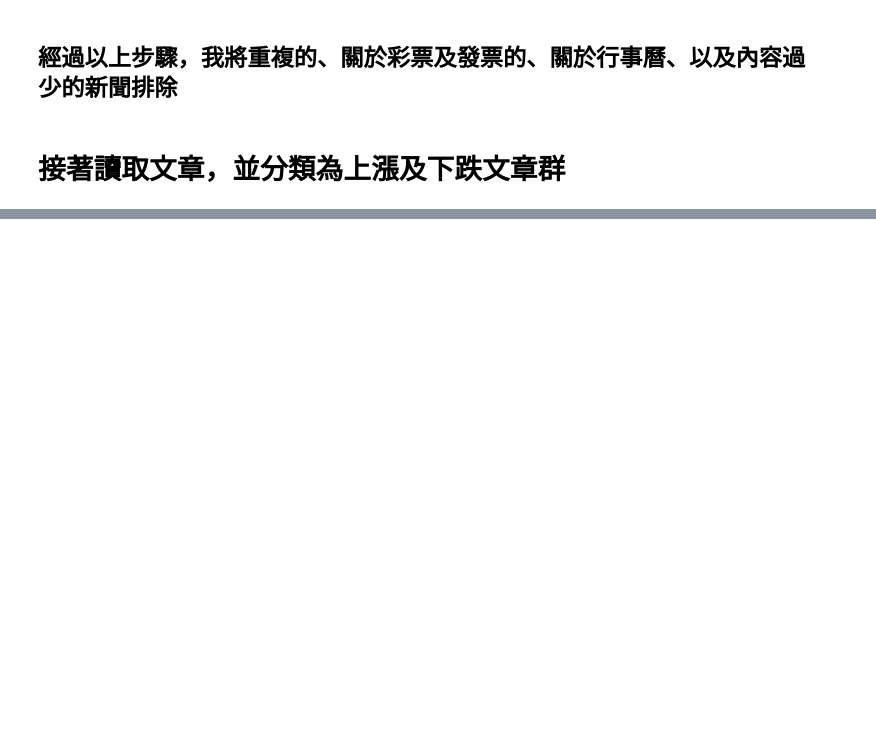
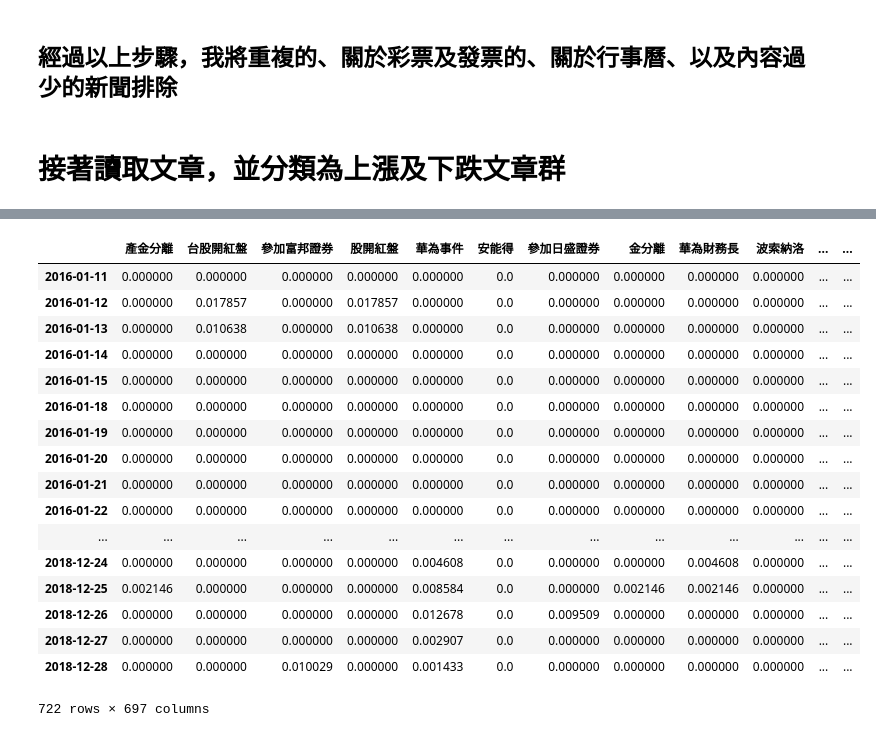
Before and after one commit to GISH123/Python-Project-Stock-Price-Prediction, a Jupyter notebook: mid project/News.ipynb, the cells around one changed output, grey strips where cells are left out. Drawn from its saved outputs; the diff is of its cells as text; code cells hidden in the pictures; blank space fills up the shorter version.

```diff
--- a/mid project/News.ipynb
+++ b/mid project/News.ipynb
@@ -369,0 +413,3 @@ df1.to_csv('news_UandD.csv', encoding = 'big5')
+# %%
+keyword_list = df['word'].tolist()
+keyword_list
@@ -369,0 +436,19 @@ df1.to_csv('news_UandD.csv', encoding = 'big5')
+# %%
+target = dict()
+import csv
+from datetime import datetime
+from datetime import timedelta
+
+file_market = open('market_ready.csv', 'r')
+reader_market = csv.DictReader(file_market)
+market_date_list = []
+
+
+for a_row in reader_market:
+    date = datetime.strptime( a_row['date'], "%Y-%m-%d").date()
+    two_day_returns = float(a_row[u'2日報酬'])
+    market_date_list.append(date)
+    if two_day_returns <= 0 :
+        target[date] = 0
+    elif two_day_returns > 0 :
+        target[date] = 1
@@ -369,0 +488,3 @@ df1.to_csv('news_UandD.csv', encoding = 'big5')
+# %%
+for article, dates in zip(  news_content_plus_title.values(), news_content_plus_title.keys()   ):
+    print(dates, len(article), number_of_document[dates])
@@ -369,0 +509,31 @@ df1.to_csv('news_UandD.csv', encoding = 'big5')
+# %%
+vector_dict = dict()
+for article, dates in zip(  news_content_plus_title.values(), news_content_plus_title.keys()   ):
+    vector_list = []
+    for key_word in keyword_list:
+        vector_list.append( article.count(key_word) / number_of_document[dates])
+    #標示target類別
+    vector_list.append( target[dates] )
+    vector_dict[dates] = vector_list
+# %%
+df_news = pd.DataFrame.from_dict(vector_dict, 'index', columns = keyword_list +[u'預測類別'])
+df_news
+# %% [output]
+|  | 產金分離 | 台股開紅盤 | 參加富邦證券 | 股開紅盤 | 華為事件 | 安能得 | 參加日盛證券 | 金分離 | 華為財務長 | 波索納洛 | ... | ... |
+| 2016-01-11 | 0.000000 | 0.000000 | 0.000000 | 0.000000 | 0.000000 | 0.0 | 0.000000 | 0.000000 | 0.000000 | 0.000000 | ... | ... |
+| 2016-01-12 | 0.000000 | 0.017857 | 0.000000 | 0.017857 | 0.000000 | 0.0 | 0.000000 | 0.000000 | 0.000000 | 0.000000 | ... | ... |
+| 2016-01-13 | 0.000000 | 0.010638 | 0.000000 | 0.010638 | 0.000000 | 0.0 | 0.000000 | 0.000000 | 0.000000 | 0.000000 | ... | ... |
+| 2016-01-14 | 0.000000 | 0.000000 | 0.000000 | 0.000000 | 0.000000 | 0.0 | 0.000000 | 0.000000 | 0.000000 | 0.000000 | ... | ... |
+| 2016-01-15 | 0.000000 | 0.000000 | 0.000000 | 0.000000 | 0.000000 | 0.0 | 0.000000 | 0.000000 | 0.000000 | 0.000000 | ... | ... |
+| 2016-01-18 | 0.000000 | 0.000000 | 0.000000 | 0.000000 | 0.000000 | 0.0 | 0.000000 | 0.000000 | 0.000000 | 0.000000 | ... | ... |
+| 2016-01-19 | 0.000000 | 0.000000 | 0.000000 | 0.000000 | 0.000000 | 0.0 | 0.000000 | 0.000000 | 0.000000 | 0.000000 | ... | ... |
+| 2016-01-20 | 0.000000 | 0.000000 | 0.000000 | 0.000000 | 0.000000 | 0.0 | 0.000000 | 0.000000 | 0.000000 | 0.000000 | ... | ... |
+| 2016-01-21 | 0.000000 | 0.000000 | 0.000000 | 0.000000 | 0.000000 | 0.0 | 0.000000 | 0.000000 | 0.000000 | 0.000000 | ... | ... |
+| 2016-01-22 | 0.000000 | 0.000000 | 0.000000 | 0.000000 | 0.000000 | 0.0 | 0.000000 | 0.000000 | 0.000000 | 0.000000 | ... | ... |
+| ... | ... | ... | ... | ... | ... | ... | ... | ... | ... | ... | ... | ... |
+| 2018-12-24 | 0.000000 | 0.000000 | 0.000000 | 0.000000 | 0.004608 | 0.0 | 0.000000 | 0.000000 | 0.004608 | 0.000000 | ... | ... |
+| 2018-12-25 | 0.002146 | 0.000000 | 0.000000 | 0.000000 | 0.008584 | 0.0 | 0.000000 | 0.002146 | 0.002146 | 0.000000 | ... | ... |
+| 2018-12-26 | 0.000000 | 0.000000 | 0.000000 | 0.000000 | 0.012678 | 0.0 | 0.009509 | 0.000000 | 0.000000 | 0.000000 | ... | ... |
+| 2018-12-27 | 0.000000 | 0.000000 | 0.000000 | 0.000000 | 0.002907 | 0.0 | 0.000000 | 0.000000 | 0.000000 | 0.000000 | ... | ... |
+| 2018-12-28 | 0.000000 | 0.000000 | 0.010029 | 0.000000 | 0.001433 | 0.0 | 0.000000 | 0.000000 | 0.000000 | 0.000000 | ... | ... |
+722 rows × 697 columns
```
Also changed, not shown: parts of 38 cells of this notebook.
